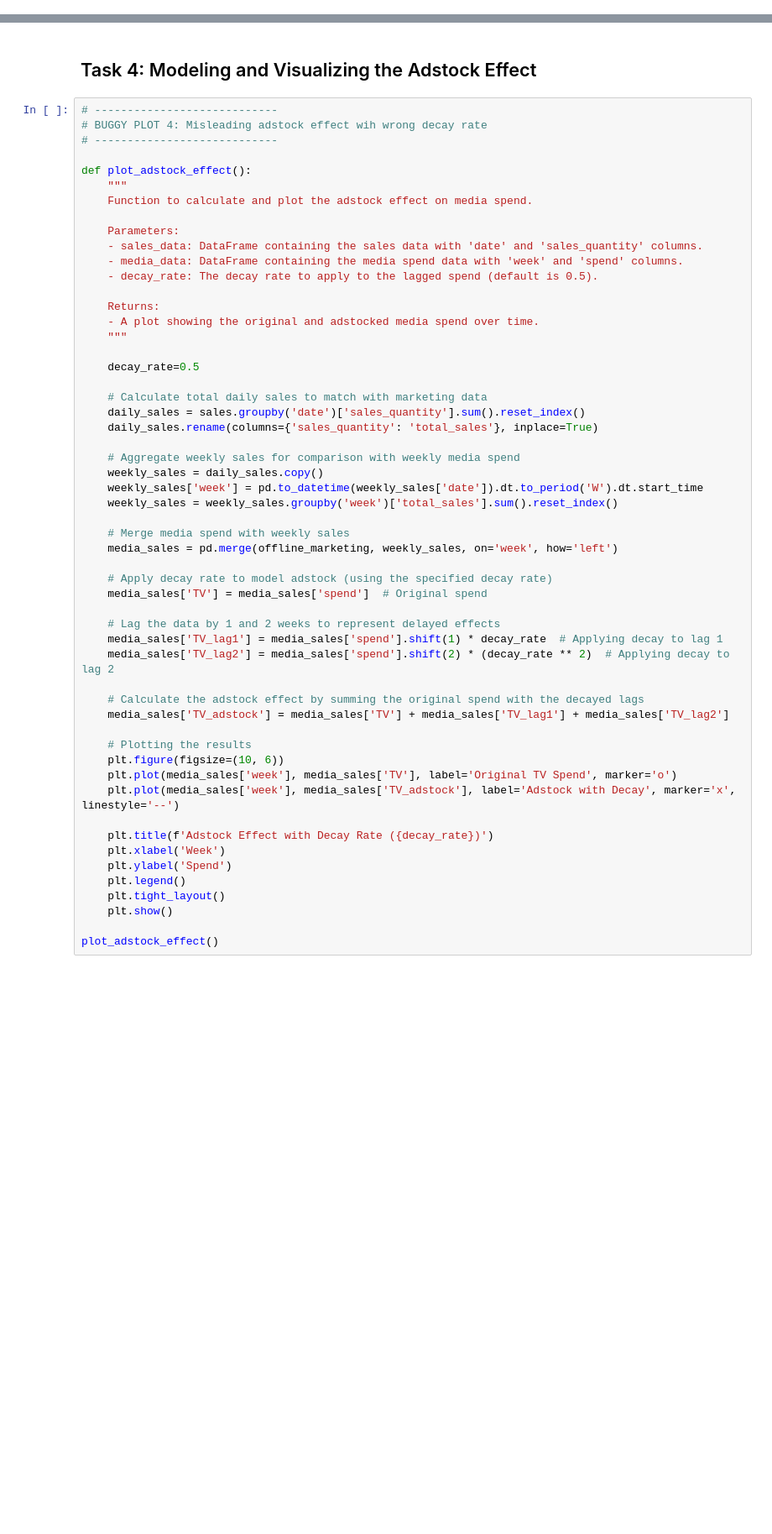
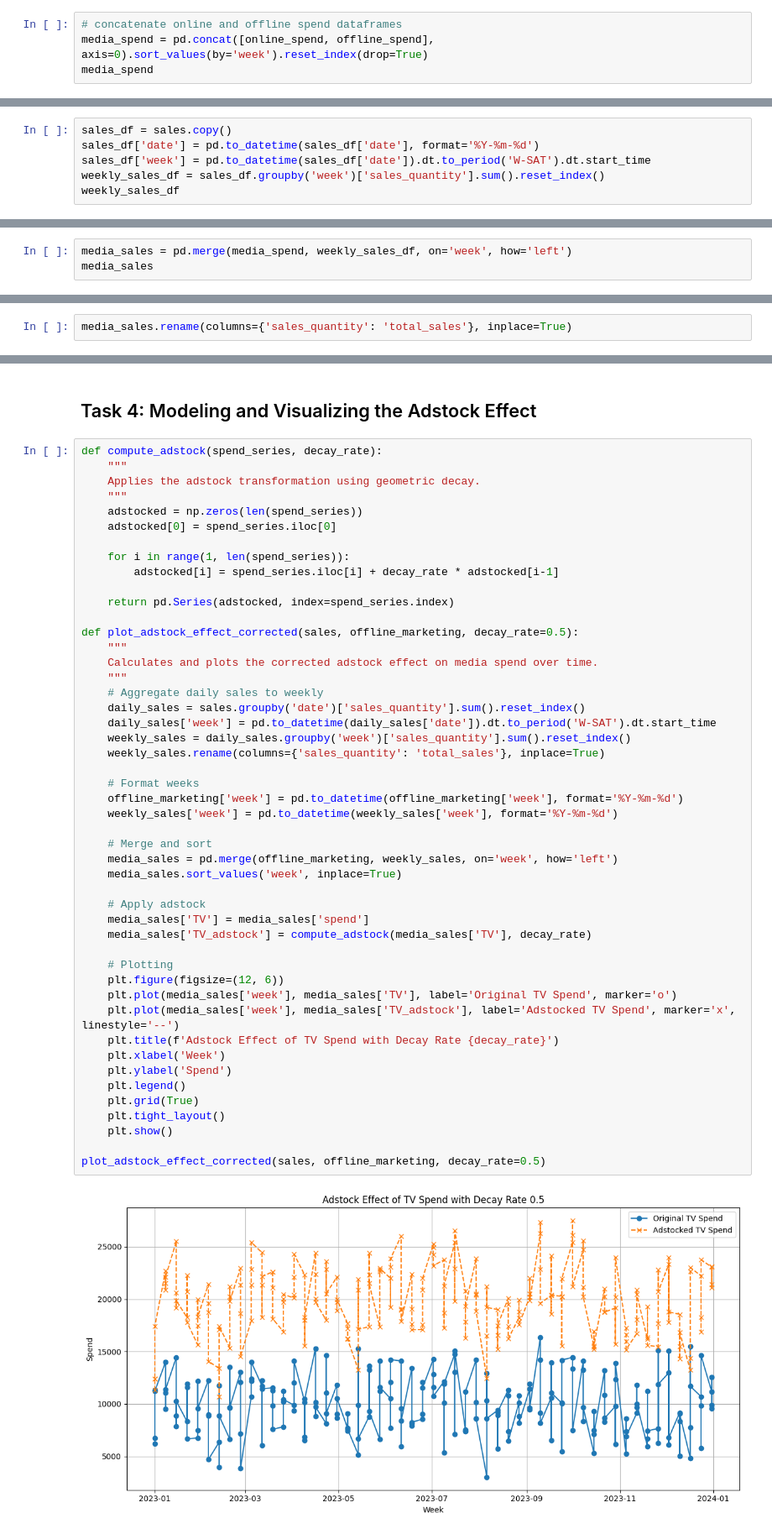
Before and after one commit to omkar-dalvi/ml-debug-hackathon-2025, a Jupyter notebook: notebooks/corrected/featureengineeringcorrectedazureartifact.ipynb, the cells around one changed output, grey strips where cells are left out. Shown at 84% size. Saved outputs shown, nothing was run; the diff lists cells and outputs as text; blank space fills up the shorter version.

```diff
--- a/notebooks/corrected/featureengineeringcorrectedazureartifact.ipynb
+++ b/notebooks/corrected/featureengineeringcorrectedazureartifact.ipynb
@@ -420,0 +454,4 @@ buggy_interaction_analysis()
+# %%
+# concatenate online and offline spend dataframes
+media_spend = pd.concat([online_spend, offline_spend], axis=0).sort_values(by='week').reset_index(drop=True)
+media_spend
@@ -420,0 +472,6 @@ buggy_interaction_analysis()
+# %%
+sales_df = sales.copy()
+sales_df['date'] = pd.to_datetime(sales_df['date'], format='%Y-%m-%d')
+sales_df['week'] = pd.to_datetime(sales_df['date']).dt.to_period('W-SAT').dt.start_time
+weekly_sales_df = sales_df.groupby('week')['sales_quantity'].sum().reset_index()
+weekly_sales_df
@@ -420,0 +496,3 @@ buggy_interaction_analysis()
+# %%
+media_sales = pd.merge(media_spend, weekly_sales_df, on='week', how='left')
+media_sales
@@ -420,0 +513,2 @@ buggy_interaction_analysis()
+# %%
+media_sales.rename(columns={'sales_quantity': 'total_sales'}, inplace=True)
@@ -421,57 +700,52 @@ buggy_interaction_analysis()
 # %% [markdown]
 ## Task 4: Modeling and Visualizing the Adstock Effect
 # %%
-# ----------------------------
-# BUGGY PLOT 4: Misleading adstock effect wih wrong decay rate
-# ----------------------------
+def compute_adstock(spend_series, decay_rate):
+    """
+    Applies the adstock transformation using geometric decay.
+    """
+    adstocked = np.zeros(len(spend_series))
+    adstocked[0] = spend_series.iloc[0]
 
-def plot_adstock_effect():
+    for i in range(1, len(spend_series)):
+        adstocked[i] = spend_series.iloc[i] + decay_rate * adstocked[i-1]
+
+    return pd.Series(adstocked, index=spend_series.index)
+
+def plot_adstock_effect_corrected(sales, offline_marketing, decay_rate=0.5):
     """
-    Function to calculate and plot the adstock effect on media spend.
+    Calculates and plots the corrected adstock effect on media spend over time.
+    """
+    # Aggregate daily sales to weekly
+    daily_sales = sales.groupby('date')['sales_quantity'].sum().reset_index()
+    daily_sales['week'] = pd.to_datetime(daily_sales['date']).dt.to_period('W-SAT').dt.start_time
+    weekly_sales = daily_sales.groupby('week')['sales_quantity'].sum().reset_index()
+    weekly_sales.rename(columns={'sales_quantity': 'total_sales'}, inplace=True)
 
-    Parameters:
-    - sales_data: DataFrame containing the sales data with 'date' and 'sales_quantity' columns.
-    - media_data: DataFrame containing the media spend data with 'week' and 'spend' columns.
-    - decay_rate: The decay rate to apply to the lagged spend (default is 0.5).
+    # Format weeks
+    offline_marketing['week'] = pd.to_datetime(offline_marketing['week'], format='%Y-%m-%d')
+    weekly_sales['week'] = pd.to_datetime(weekly_sales['week'], format='%Y-%m-%d')
 
-    Returns:
-    - A plot showing the original and adstocked media spend over time.
-    """
+    # Merge and sort
+    media_sales = pd.merge(offline_marketing, weekly_sales, on='week', how='left')
+    media_sales.sort_values('week', inplace=True)
 
-    decay_rate=0.5
+    # Apply adstock
+    media_sales['TV'] = media_sales['spend']
+    media_sales['TV_adstock'] = compute_adstock(media_sales['TV'], decay_rate)
 
-    # Calculate total daily sales to match with marketing data
-    daily_sales = sales.groupby('date')['sales_quantity'].sum().reset_index()
-    daily_sales.rename(columns={'sales_quantity': 'total_sales'}, inplace=True)
-
-    # Aggregate weekly sales for comparison with weekly media spend
-    weekly_sales = daily_sales.copy()
-    weekly_sales['week'] = pd.to_datetime(weekly_sales['date']).dt.to_period('W').dt.start_time
-    weekly_sales = weekly_sales.groupby('week')['total_sales'].sum().reset_index()
-
-    # Merge media spend with weekly sales
-    media_sales = pd.merge(offline_marketing, weekly_sales, on='week', how='left')
-
-    # Apply decay rate to model adstock (using the specified decay rate)
-    media_sales['TV'] = media_sales['spend']  # Original spend
-
-    # Lag the data by 1 and 2 weeks to represent delayed effects
-    media_sales['TV_lag1'] = media_sales['spend'].shift(1) * decay_rate  # Applying decay to lag 1
-    media_sales['TV_lag2'] = media_sales['spend'].shift(2) * (decay_rate ** 2)  # Applying decay to lag 2
-
-    # Calculate the adstock effect by summing the original spend with the decayed lags
-    media_sales['TV_adstock'] = media_sales['TV'] + media_sales['TV_lag1'] + media_sales['TV_lag2']
-
-    # Plotting the results
-    plt.figure(figsize=(10, 6))
+    # Plotting
+    plt.figure(figsize=(12, 6))
     plt.plot(media_sales['week'], media_sales['TV'], label='Original TV Spend', marker='o')
-    plt.plot(media_sales['week'], media_sales['TV_adstock'], label='Adstock with Decay', marker='x', linestyle='--')
-
-    plt.title(f'Adstock Effect with Decay Rate ({decay_rate})')
+    plt.plot(media_sales['week'], media_sales['TV_adstock'], label='Adstocked TV Spend', marker='x', linestyle='--')
+    plt.title(f'Adstock Effect of TV Spend with Decay Rate {decay_rate}')
     plt.xlabel('Week')
     plt.ylabel('Spend')
     plt.legend()
+    plt.grid(True)
     plt.tight_layout()
     plt.show()
 
-plot_adstock_effect()
+plot_adstock_effect_corrected(sales, offline_marketing, decay_rate=0.5)
+# %% [output]
+[figure, added]
```
Also changed, not shown: parts of 20 cells of this notebook, 3 other files.
